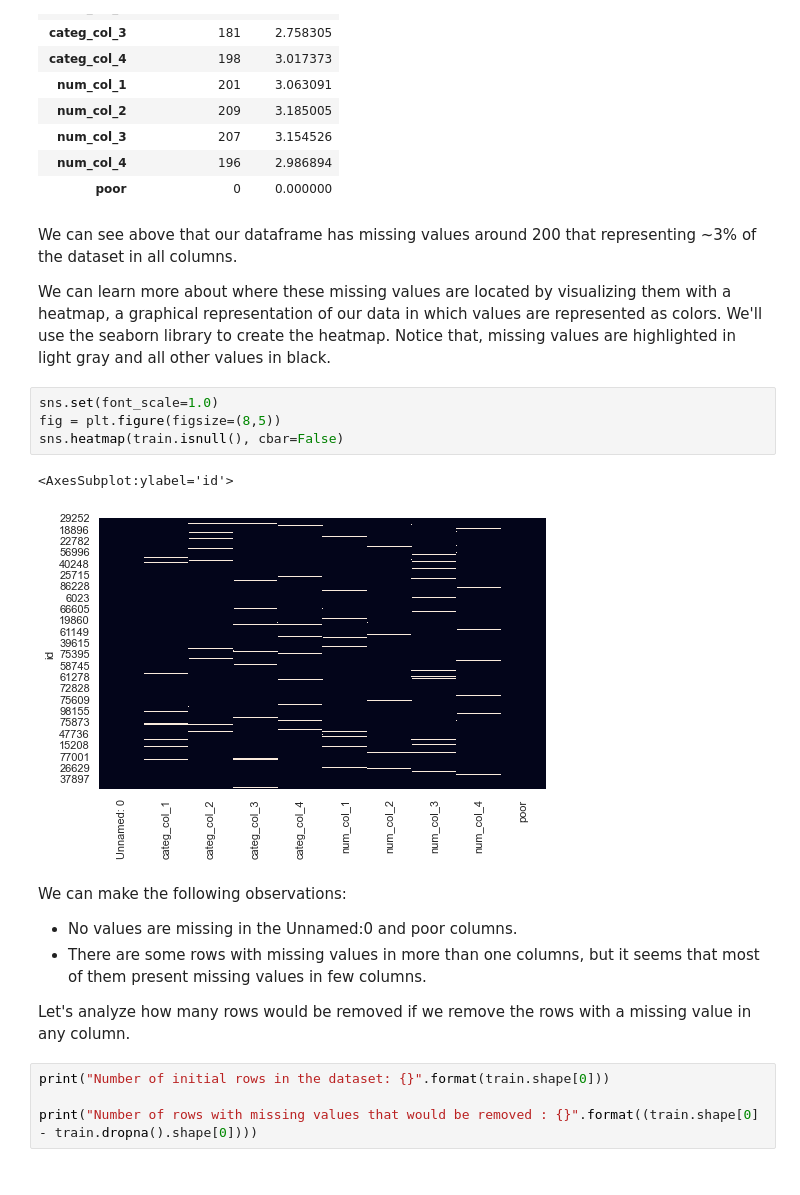
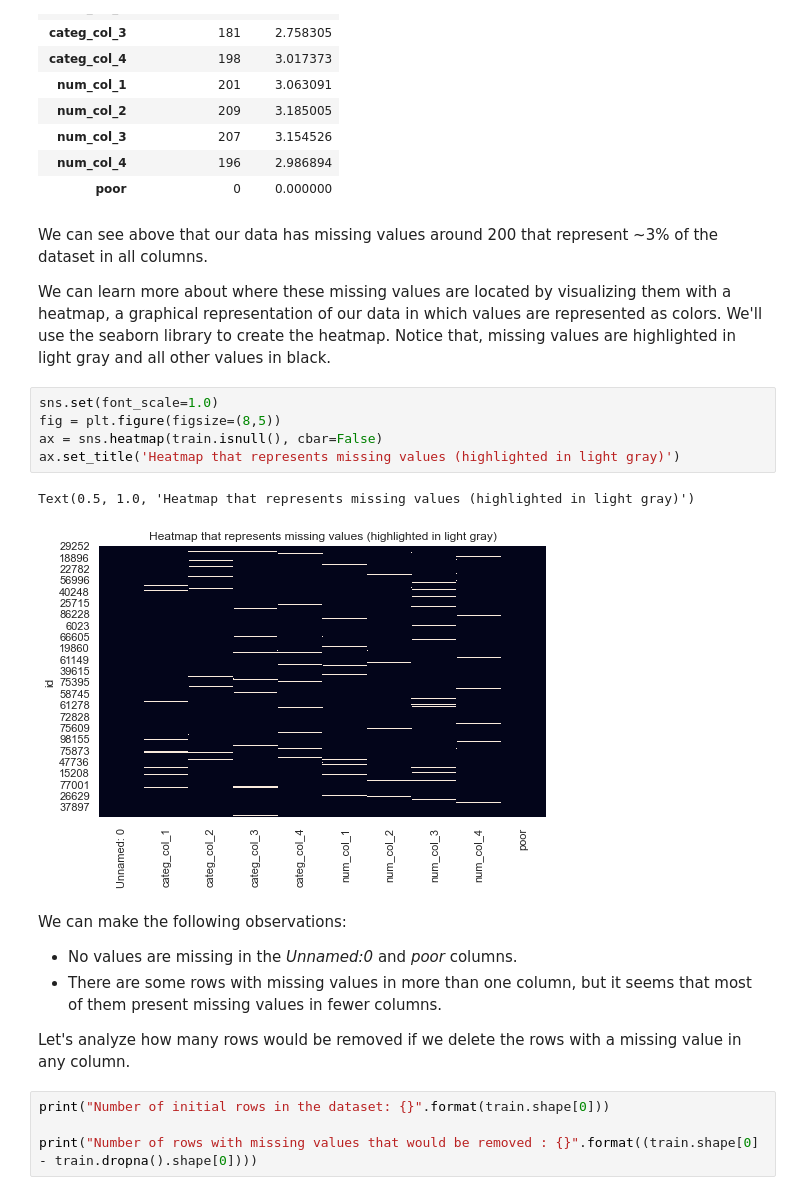
Before and after one commit to dianamartinr/Clarity-AI-Practical-Exercise, a Jupyter notebook: ClarityAI-Test-PredictPoverty.ipynb, the cells around one changed output. Drawn from its saved outputs; the diff is of its cells as text.

```diff
--- a/ClarityAI-Test-PredictPoverty.ipynb
+++ b/ClarityAI-Test-PredictPoverty.ipynb
@@ -243,23 +243,24 @@ missing_values_table.rename(columns = {0 : 'Missing Values', 1 : 'Percentage'})
 | num_col_4 | 196 | 2.986894 |
 | poor | 0 | 0.000000 |
 # %% [markdown]
-We can see above that our dataframe has missing values around 200 that representing ~3% of the dataset in all columns.
+We can see above that our data has missing values around 200 that represent ~3% of the dataset in all columns.
 
 We can learn more about where these missing values are located by visualizing them with a heatmap, a graphical representation of our data in which values are represented as colors. We'll use the seaborn library to create the heatmap. Notice that, missing values are highlighted in light gray and all other values in black.
 # %%
 sns.set(font_scale=1.0)
 fig = plt.figure(figsize=(8,5))
-sns.heatmap(train.isnull(), cbar=False)
+ax = sns.heatmap(train.isnull(), cbar=False)
+ax.set_title('Heatmap that represents missing values (highlighted in light gray)')
 # %% [output]
-<AxesSubplot:ylabel='id'>
+Text(0.5, 1.0, 'Heatmap that represents missing values (highlighted in light gray)')
-[figure, old version]
+[figure, new version]
 # %% [markdown]
 We can make the following observations:
 
- - No values are missing in the Unnamed:0 and poor columns.
- - There are some rows with missing values in more than one columns, but it seems that most of them present missing values in few columns.
+ - No values are missing in the *Unnamed:0* and *poor* columns.
+ - There are some rows with missing values in more than one column, but it seems that most of them present missing values in fewer columns.
 
-Let's analyze how many rows would be removed if we remove the rows with a missing value in any column.
+Let's analyze how many rows would be removed if we delete the rows with a missing value in any column.
 # %%
 print("Number of initial rows in the dataset: {}".format(train.shape[0]))
 
```
Also changed, not shown: parts of 27 cells of this notebook.
